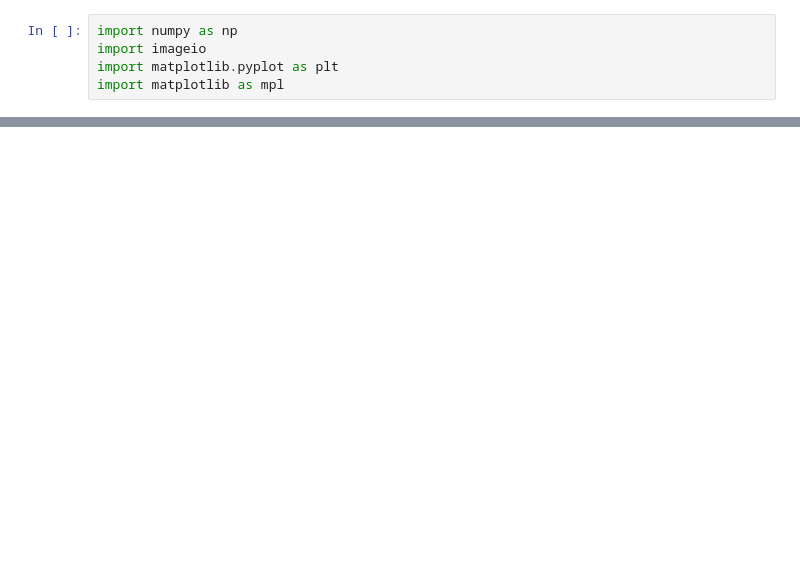
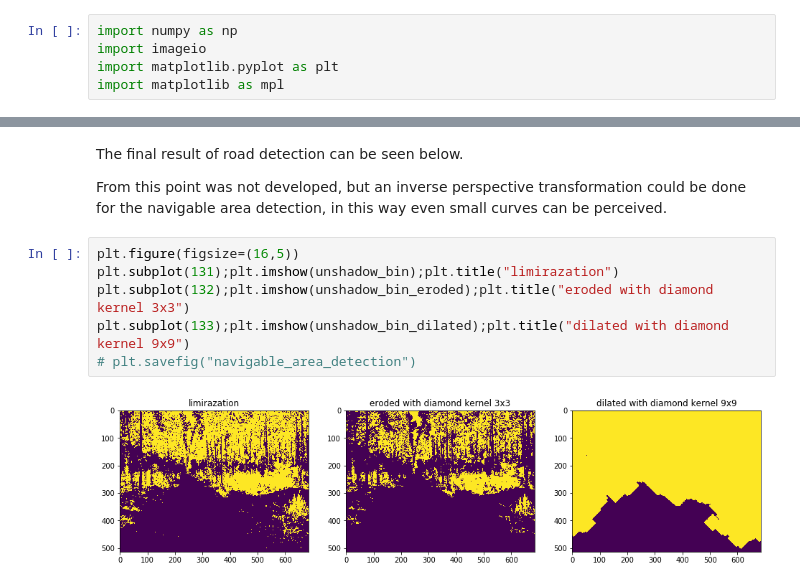
Before and after one commit to horitahiroshi/shadow-denoising, a Jupyter notebook: notebook/Comparing_limiarization.ipynb, the cells around one changed output, grey strips where cells are left out. Cells and saved outputs as stored; diff of their text form; blank space fills up the shorter version.

```diff
--- a/notebook/Comparing_limiarization.ipynb
+++ b/notebook/Comparing_limiarization.ipynb
@@ -44,0 +121,12 @@ plt.subplot(224);plt.imshow(unshadow_bin);plt.title("binarized Hue unshadowed im
+# %% [markdown]
+The final result of road detection can be seen below.
+
+From this point was not developed, but an inverse perspective transformation could be done for the navigable area detection, in this way even small curves can be perceived.
+# %%
+plt.figure(figsize=(16,5))
+plt.subplot(131);plt.imshow(unshadow_bin);plt.title("limirazation")
+plt.subplot(132);plt.imshow(unshadow_bin_eroded);plt.title("eroded with diamond kernel 3x3")
+plt.subplot(133);plt.imshow(unshadow_bin_dilated);plt.title("dilated with diamond kernel 9x9")
+# plt.savefig("navigable_area_detection")
+# %% [output]
+[figure, added]
```
Also changed, not shown: parts of 9 cells of this notebook, 4 other files.
